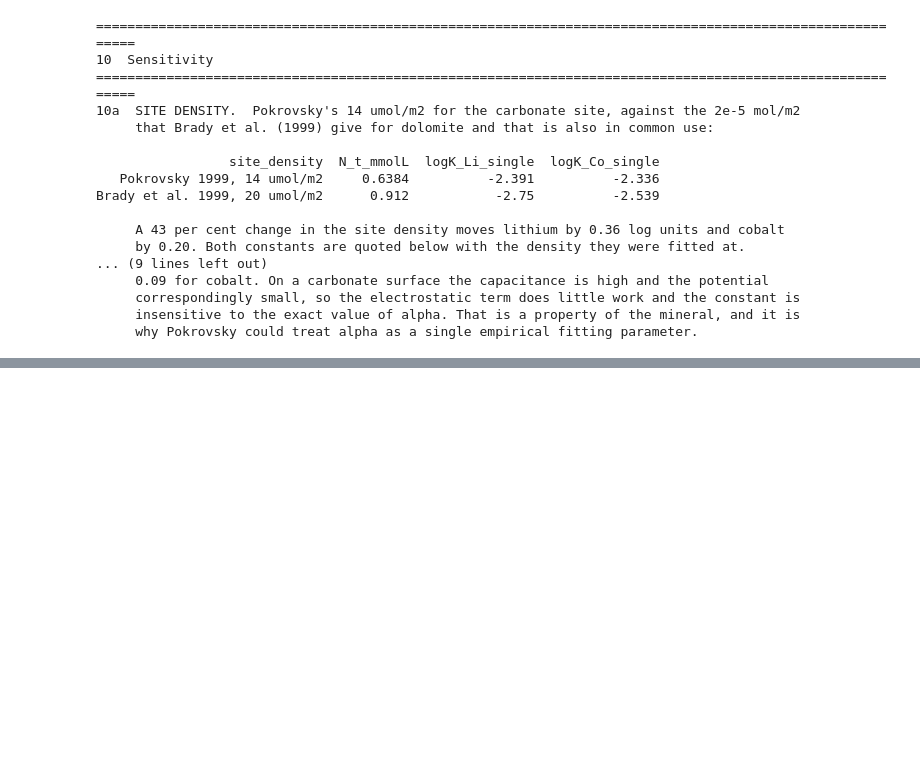
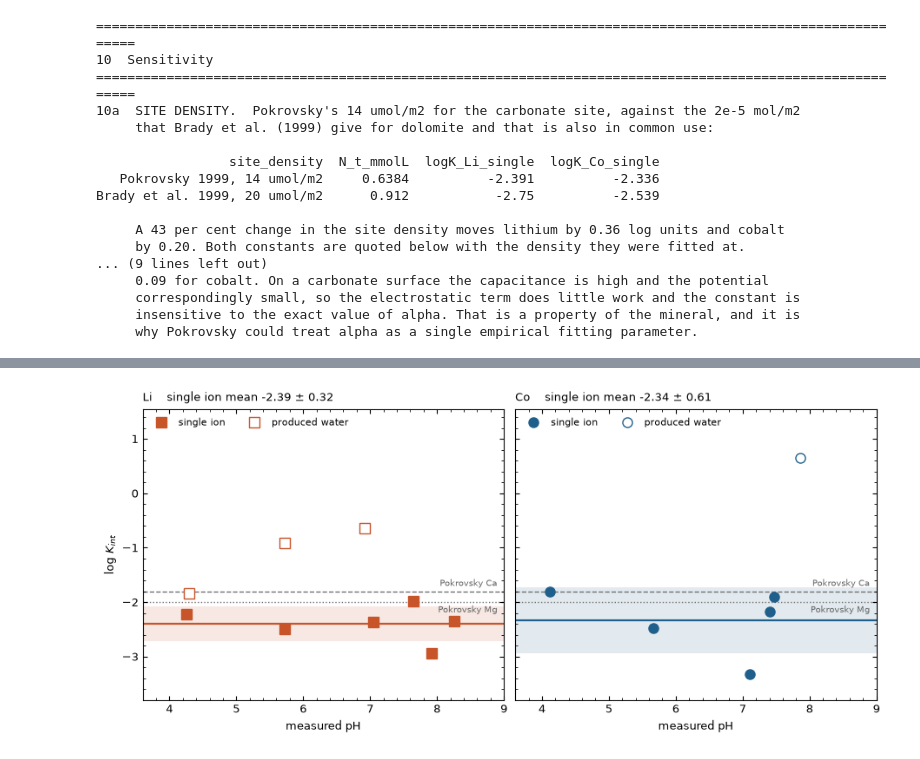
Before and after one commit to Marwa-2024/CCM-to-determine-Log-K-, a Jupyter notebook: LogK_LiCo_singleion_and_PW.ipynb, the cells around one changed output, grey strips where cells are left out. Drawn from its saved outputs; the diff is of its cells as text; code cells hidden in the pictures; blank space fills up the shorter version.

```diff
--- a/LogK_LiCo_singleion_and_PW.ipynb
+++ b/LogK_LiCo_singleion_and_PW.ipynb
@@ -870,0 +926,84 @@ savefig(fig, "TwoSys_Fig3_why_the_systems_differ")
+# %%
+head(12, "Figures")
+
+# --- Figure 2: the constant against pH, both systems, on one shared scale ----------------------
+fig, axes = plt.subplots(1, 2, figsize=(9.0, 4.0), sharey=True, constrained_layout=True)
+_allk = pts.logK_int.dropna()
+ylo, yhi = np.floor(_allk.min()*2)/2 - 0.3, np.ceil(_allk.max()*2)/2 + 0.55
+for ax, m in zip(axes, ["Li", "Co"]):
+    ax.axhline(LOGK["CO3Ca"], color="0.45", ls="--", lw=1, zorder=1)
+    ax.axhline(LOGK["CO3Mg"], color="0.45", ls=":", lw=1, zorder=1)
+    ax.text(8.9, LOGK["CO3Ca"] + 0.06, "Pokrovsky Ca", fontsize=7.2, color="0.4",
+            va="bottom", ha="right")
+    ax.text(8.9, LOGK["CO3Mg"] - 0.06, "Pokrovsky Mg", fontsize=7.2, color="0.4",
+            va="top", ha="right")
+    mu = summ[(summ.metal == m) & (summ.system == "single ion")].logK_int.iloc[0]
+    sd = summ[(summ.metal == m) & (summ.system == "single ion")].SD.iloc[0]
+    ax.axhspan(mu - sd, mu + sd, color=COL[m], alpha=0.13, lw=0, zorder=0)
+    ax.axhline(mu, color=COL[m], lw=1.6, zorder=2)
+    for sysname, fc in [("single ion", COL[m]), ("produced water", "white")]:
+        g = pts[(pts.metal == m) & (pts.system == sysname) & pts.logK_int.notna()]
+        ax.plot(g.pH, g.logK_int, MK[m], color=COL[m], mfc=fc, mec=COL[m], ls="none",
+                ms=8, zorder=3, label=sysname)
+    ax.set_xlim(3.6, 9.0); ax.set_ylim(ylo, yhi)
+    ax.set_xlabel("measured pH")
+    ax.set_title(f"{m}    single ion mean {mu:+.2f} $\\pm$ {sd:.2f}", fontsize=9.5, loc="left")
+    ax.legend(loc="upper left", fontsize=8, ncol=2)
+axes[0].set_ylabel("log $K_{int}$")
+savefig(fig, "TwoSys_Fig2_logK_vs_pH")
+
+# --- Figure 2: removal in the two systems ------------------------------------------------------
+fig, axes = plt.subplots(1, 2, figsize=(9.2, 3.9), constrained_layout=True)
+for ax, m in zip(axes, ["Li", "Co"]):
+    for b, ls in [("pH6", "-"), ("pH2", "--")]:
+        d = SINGLE[(SINGLE.metal == m) & (SINGLE.batch == b)]
+        ax.plot(d.day, d.removal_pct, MK[m] + ls, color=COL[m], mfc=COL[m],
+                label=f"single ion, {b.replace('pH', 'pH ')}")
+        p = PW[PW.batch == b]
+        p0 = p[p.day == 0].iloc[0][m]
+        ax.plot(p.day, 100*(p0 - p[m])/p0, MK[m] + ls, color=COL[m], mfc="white",
+                label=f"produced water, {b.replace('pH', 'pH ')}")
+    ax.set_xticks([0, 2, 4, 6]); ax.set_xlabel("time (days)")
+    ax.set_ylabel("removal (% of initial)"); ax.set_title(m, fontsize=9.5)
+    ax.legend(loc="upper left", fontsize=7.2)
+savefig(fig, "TwoSys_Fig3_removal_both_systems")
+
+# --- Figure 3: why the two systems differ -----------------------------------------------------
+fig, axes = plt.subplots(1, 2, figsize=(9.2, 3.8), constrained_layout=True)
+ax = axes[0]
+occ = pd.DataFrame([
+    dict(system="single ion", free=100*_sts["CO3H"]/NT["CO3"], dep=100*_sts["CO3dep"]/NT["CO3"],
+         ca=100*_sts["CO3Ca"]/NT["CO3"], mg=100*_sts["CO3Mg"]/NT["CO3"]),
+    dict(system="produced water", free=100*_st["CO3H"]/NT["CO3"], dep=100*_st["CO3dep"]/NT["CO3"],
+         ca=100*_st["CO3Ca"]/NT["CO3"], mg=100*_st["CO3Mg"]/NT["CO3"])])
+y = np.arange(2); left = np.zeros(2)
+for key, lab, c in [("free", ">CO$_3$H$^0$ free", "#cfd8dc"), ("dep", ">CO$_3^-$", "#90a4ae"),
+                    ("ca", ">CO$_3$Ca$^+$", "#1f5f8b"), ("mg", ">CO$_3$Mg$^+$", "#7a5c99")]:
+    ax.barh(y, occ[key], left=left, color=c, label=lab)
+    left = left + occ[key].values
+ax.set_yticks(y); ax.set_yticklabels(occ.system); ax.invert_yaxis()
+ax.set_xlabel("share of the carbonate sites (%)"); ax.set_xlim(0, 100)
+ax.legend(ncol=2, fontsize=7.2, loc="lower center")
+ax.set_title("competition for the site, before the trace metal", fontsize=9)
+
+ax = axes[1]
+lab, val, colr = [], [], []
+for m in ["Li", "Co"]:
+    for sysname, alpha in [("single ion", 1.0), ("produced water", 0.40)]:
+        r = summ[(summ.metal == m) & (summ.system == sysname)].iloc[0]
+        lab.append(f"{m}\n{sysname}"); val.append(r.logK_int)
+        colr.append(tuple(list(plt.matplotlib.colors.to_rgb(COL[m])) + [alpha]))
+x = np.arange(4)
+ax.bar(x, val, color=colr)
+ax.axhline(LOGK["CO3Ca"], color="0.45", ls="--", lw=1)
+ax.axhline(LOGK["CO3Mg"], color="0.45", ls=":", lw=1)
+ax.text(3.55, LOGK["CO3Ca"], " Ca", fontsize=7.5, color="0.45", va="center")
+ax.text(3.55, LOGK["CO3Mg"], " Mg", fontsize=7.5, color="0.45", va="center")
+ax.set_xticks(x); ax.set_xticklabels(lab, fontsize=7.6)
+ax.set_ylabel("log $K_{int}$"); ax.axhline(0, color="0.5", lw=0.8)
+for xi, v in zip(x, val):
+    ax.text(xi, v + (0.12 if v > 0 else -0.12), f"{v:+.2f}", ha="center",
+            va="bottom" if v > 0 else "top", fontsize=8)
+ax.set_title("the same metal, the two systems", fontsize=9)
+savefig(fig, "TwoSys_Fig4_why_the_systems_differ")
+# %% [output]
@@ -870,0 +1013 @@ savefig(fig, "TwoSys_Fig3_why_the_systems_differ")
+[figure, added]
```
Also changed, not shown: parts of 7 cells of this notebook, 11 other files.
